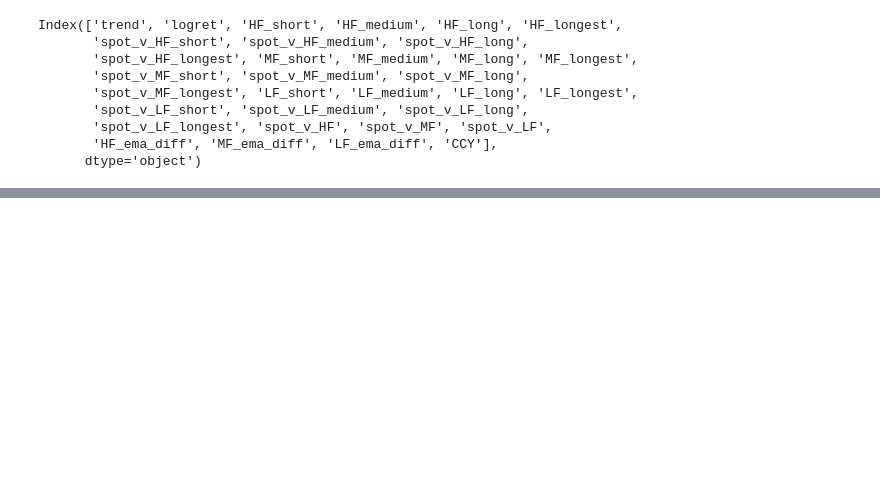
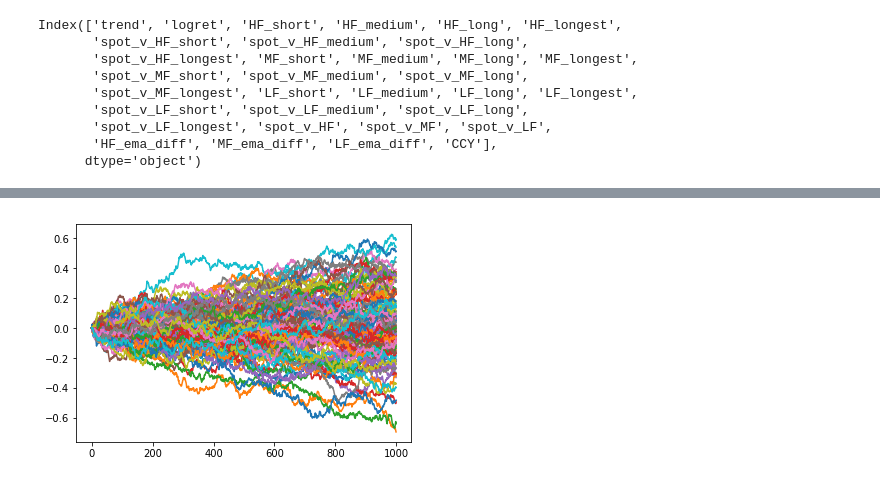
Before and after one commit to egill12/machine_learning, a Jupyter notebook: dataset/train_on_trend.ipynb, the cells around one changed output, grey strips where cells are left out. Saved outputs shown, nothing was run; the diff lists cells and outputs as text; code cells hidden in the pictures; blank space fills up the shorter version.

```diff
--- a/dataset/train_on_trend.ipynb
+++ b/dataset/train_on_trend.ipynb
@@ -42,0 +43,11 @@ plt.show()
+# %%
+# generate multiple trendig series
+n_samples = 1000
+for i in range(0,100):
+    trend_strength = 0.055
+    trendy_df = get_trendy_data(n_samples,trend_strength,pct_stdev,CCY_COL,
+                           short,medium,long,longest,medium_multiplier,long_multplier)
+    plt.plot(trendy_df['logret'].cumsum())
+plt.savefig(r"C:\Users\edgil\Documents\Masters\dissertation\document\images\random_times.png")
+# %% [output]
+[figure, added]
```
Also changed, not shown: parts of 2 cells of this notebook, 2 other files.
